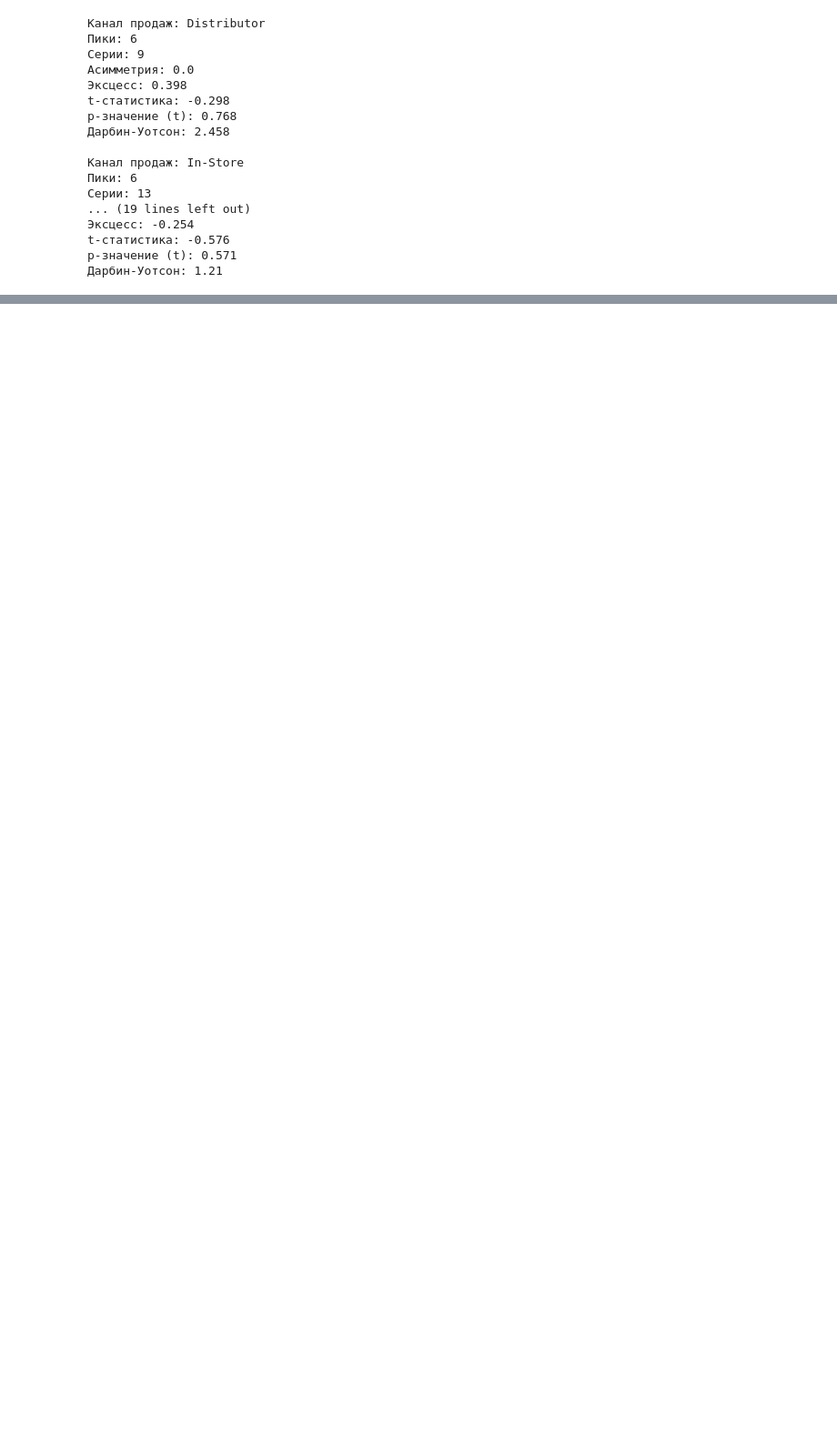
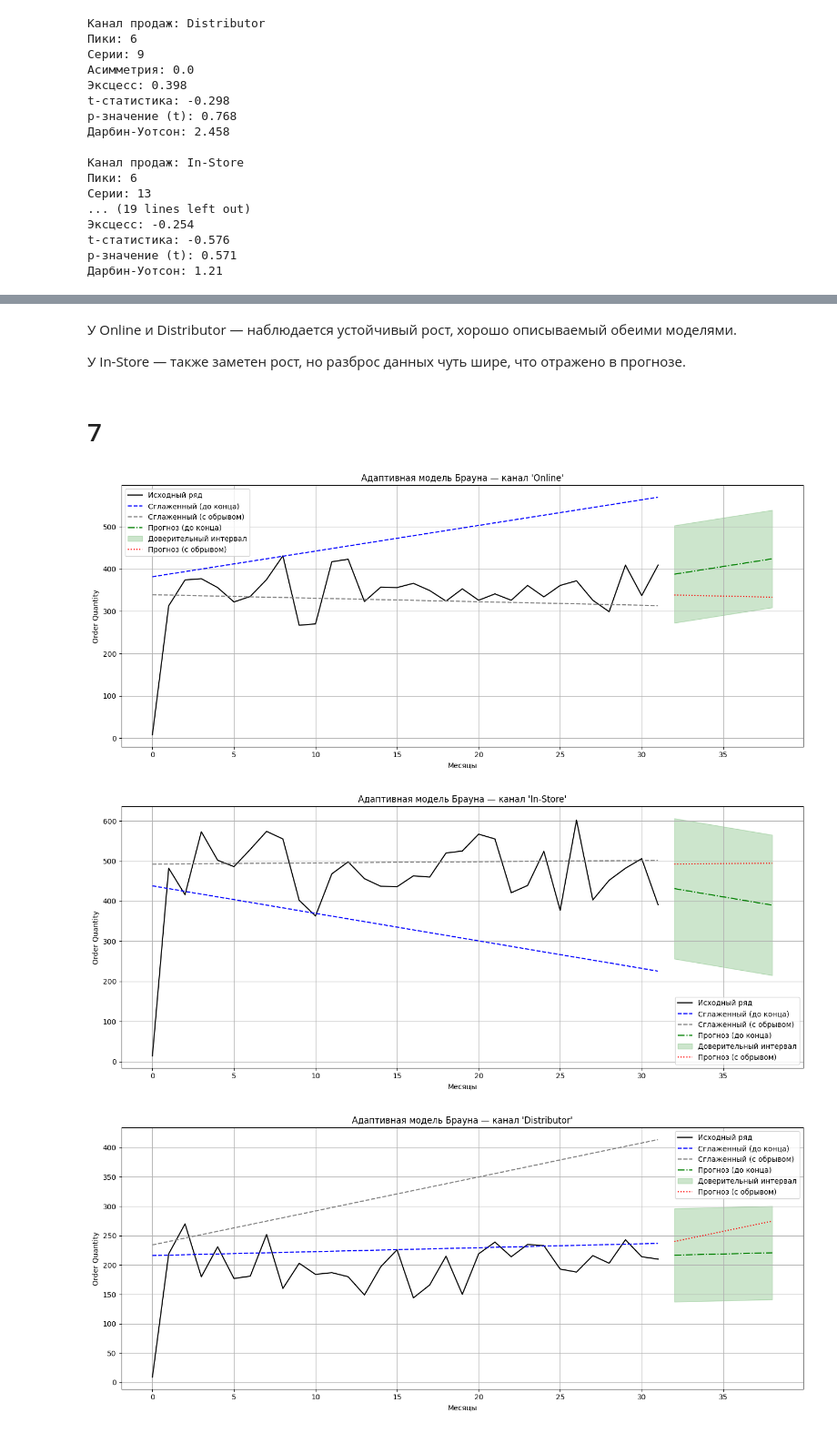
Before and after one commit to alex-s2222/DS, a Jupyter notebook: bigData/TimeSeries/TimeSeriesGood.ipynb, the cells around one changed output, grey strips where cells are left out. Shown at 91% size. Cells and saved outputs as stored; diff of their text form; code cells hidden in the pictures; blank space fills up the shorter version.

```diff
--- a/bigData/TimeSeries/TimeSeriesGood.ipynb
+++ b/bigData/TimeSeries/TimeSeriesGood.ipynb
@@ -513,0 +701,6 @@ p-значение (t): 0.571
+# %% [markdown]
+У Online и Distributor — наблюдается устойчивый рост, хорошо описываемый обеими моделями.
+
+У In-Store — также заметен рост, но разброс данных чуть шире, что отражено в прогнозе.
+# %% [markdown]
+# 7
@@ -513,0 +734,35 @@ p-значение (t): 0.571
+# %%
+# Построение графиков по всем каналам
+alpha = 0.3
+forecast_steps = 7
+
+for channel in selected_channels:
+    series = monthly[channel].values
+
+    fitted_all, forecast_all, ci_all = brown_forecast(series, alpha, forecast_steps)
+    fitted_partial, forecast_partial, ci_partial = brown_forecast(series, alpha, forecast_steps, stop_at=len(series) - forecast_steps)
+
+    t = np.arange(len(series))
+    future_t = np.arange(len(series), len(series) + forecast_steps)
+
+    plt.figure(figsize=(14, 6))
+    plt.plot(t, series, label="Исходный ряд", color="black")
+    plt.plot(t, fitted_all, label="Сглаженный (до конца)", linestyle="--", color="blue")
+    plt.plot(t, fitted_partial, label="Сглаженный (с обрывом)", linestyle="--", color="gray")
+
+    plt.plot(future_t, forecast_all, label="Прогноз (до конца)", linestyle="-.", color="green")
+    plt.fill_between(future_t, np.array(forecast_all)-ci_all, np.array(forecast_all)+ci_all,
+                     color='green', alpha=0.2, label="Доверительный интервал")
+
+    plt.plot(future_t, forecast_partial, label="Прогноз (с обрывом)", linestyle=":", color="red")
+    plt.title(f"Адаптивная модель Брауна — канал '{channel}'")
+    plt.xlabel("Месяцы")
+    plt.ylabel("Order Quantity")
+    plt.legend()
+    plt.grid(True)
+    plt.tight_layout()
+    plt.show()
+# %% [output]
+[figure, added]
+[figure, added]
+[figure, added]
```
Also changed, not shown: parts of 11 cells of this notebook.
